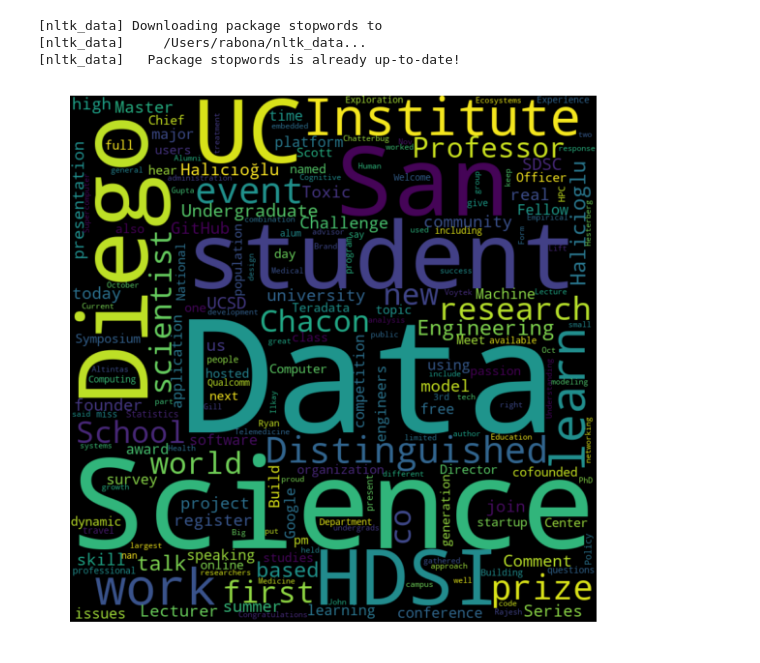
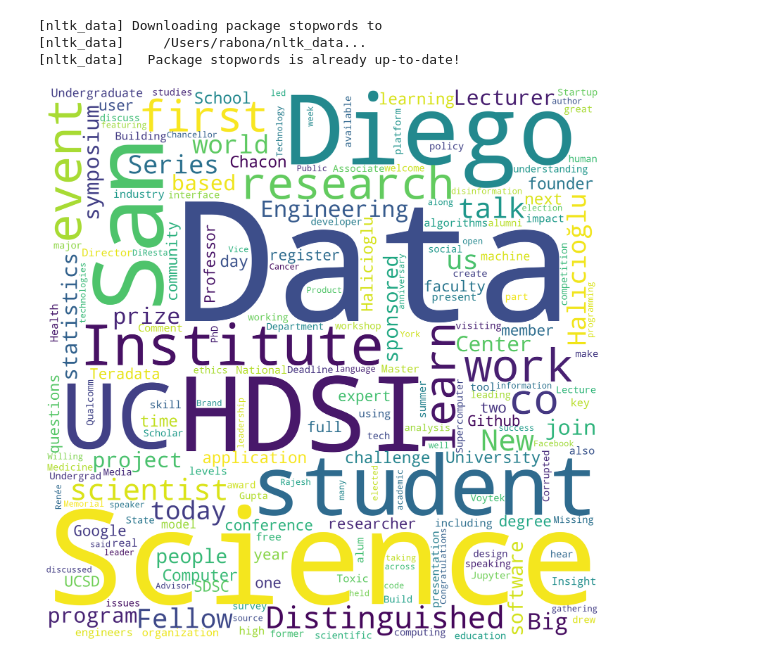
Before and after one commit to Rabona17/HDSI_Visualization, a Jupyter notebook: Word_Cloud.ipynb, the cells around one changed output. Cells and saved outputs as stored; diff of their text form; code cells hidden in the pictures.

```diff
--- a/Word_Cloud.ipynb
+++ b/Word_Cloud.ipynb
@@ -14,17 +14,21 @@ from datascience import *
 [nltk_data]     /Users/rabona/nltk_data...
 [nltk_data]   Package stopwords is already up-to-date!
 # %%
+"""
+Saving the word cloud as a vector version instead
+"""
 posttable = Table().read_table('posttable')
 postmerged = ''
 for x in posttable.column('posts'):
     postmerged = postmerged+' '+x
 
 text2 = postmerged
-wordcloud = WordCloud(width=800, height=800, margin=0,stopwords=l, collocations=False).generate(text2)
-plt.figure(figsize = (10, 10))
+wordcloud = WordCloud(width=2500, height=2500, margin=0,stopwords=l, collocations=False, background_color = 'white').generate(text2)
+plt.figure(figsize = (50, 50))
 plt.imshow(wordcloud, interpolation="bilinear")
 plt.axis("off")
 plt.margins(x=0, y=0)
+plt.savefig('wordcloud2.eps', format = 'eps', dpi=50)
 plt.show()
 # %% [output]
-[figure, old version]
+[figure, new version]
```
